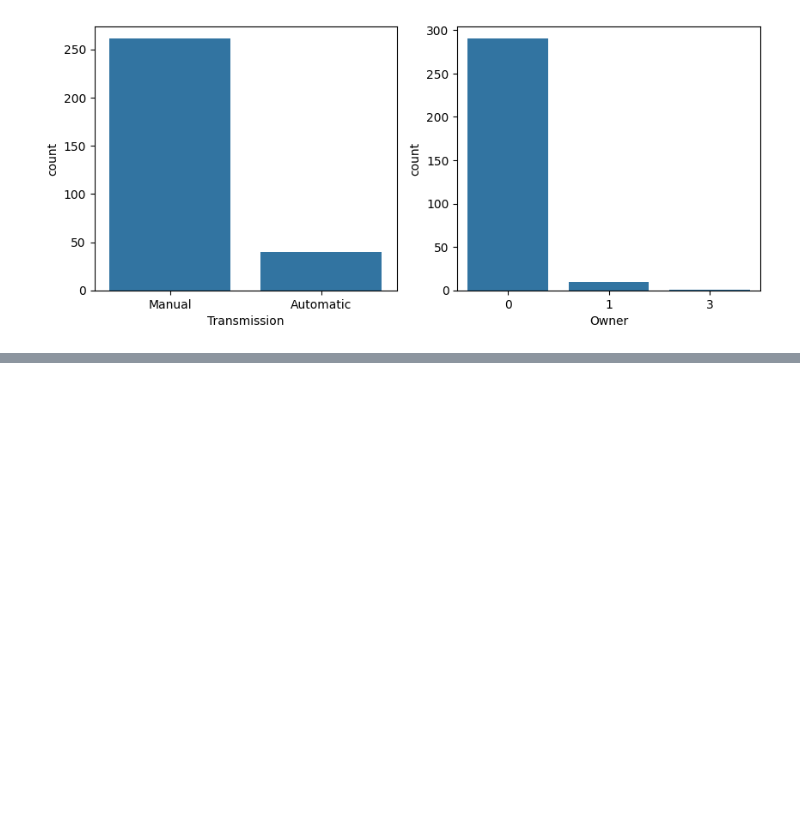
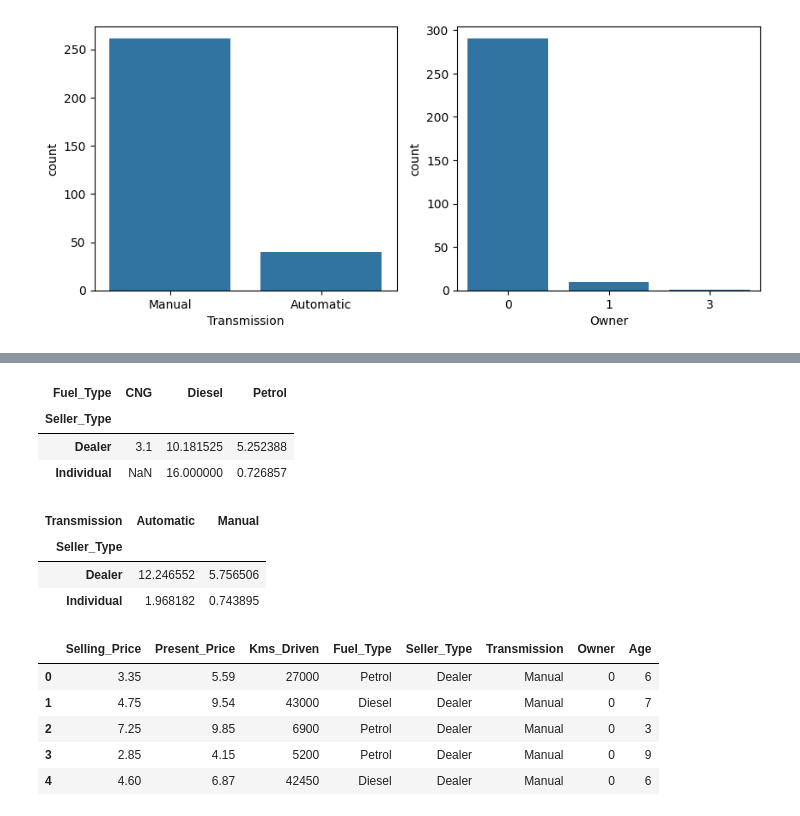
Before and after one commit to aadvikmazumdar/MachineLearning, a Jupyter notebook: Car_Price_Prediction.ipynb, the cells around one changed output, grey strips where cells are left out. Drawn from its saved outputs; the diff is of its cells as text; code cells hidden in the pictures; blank space fills up the shorter version.

```diff
--- a/Car_Price_Prediction.ipynb
+++ b/Car_Price_Prediction.ipynb
@@ -110,0 +172,14 @@ while i<4:
+# %%
+df.pivot_table(values='Selling_Price',index='Seller_Type',columns='Fuel_Type')
+# %% [output]
+| Fuel_Type | CNG | Diesel | Petrol |
+| Seller_Type |  |  |  |
+| Dealer | 3.1 | 10.181525 | 5.252388 |
+| Individual | NaN | 16.000000 | 0.726857 |
+# %%
+df.pivot_table(values='Selling_Price', index = 'Seller_Type', columns= 'Transmission')
+# %% [output]
+| Transmission | Automatic | Manual |
+| Seller_Type |  |  |
+| Dealer | 12.246552 | 5.756506 |
+| Individual | 1.968182 | 0.743895 |
@@ -110,0 +190,9 @@ while i<4:
+# %%
+df.head()
+# %% [output]
+|  | Selling_Price | Present_Price | Kms_Driven | Fuel_Type | Seller_Type | Transmission | Owner | Age |
+| 0 | 3.35 | 5.59 | 27000 | Petrol | Dealer | Manual | 0 | 6 |
+| 1 | 4.75 | 9.54 | 43000 | Diesel | Dealer | Manual | 0 | 7 |
+| 2 | 7.25 | 9.85 | 6900 | Petrol | Dealer | Manual | 0 | 3 |
+| 3 | 2.85 | 4.15 | 5200 | Petrol | Dealer | Manual | 0 | 9 |
+| 4 | 4.60 | 6.87 | 42450 | Diesel | Dealer | Manual | 0 | 6 |
```
Also changed, not shown: parts of 20 cells of this notebook.
